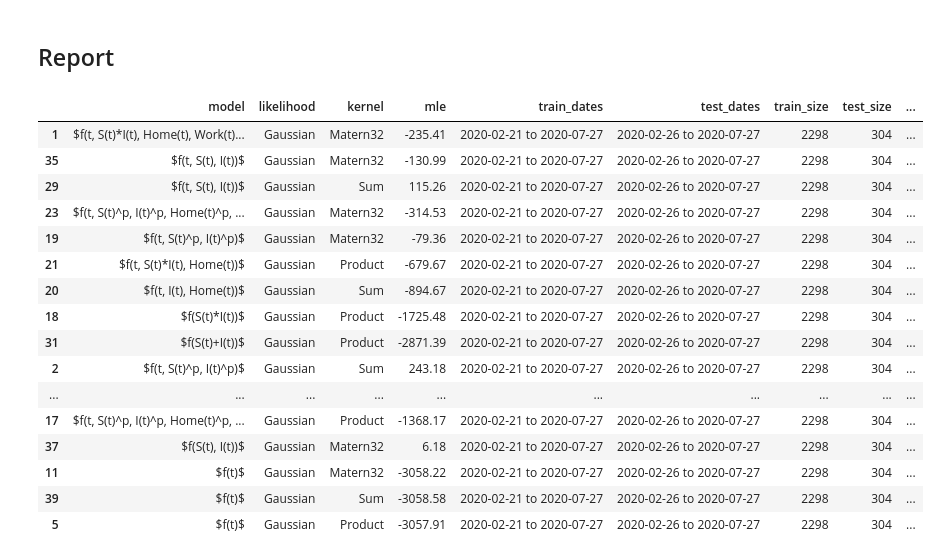
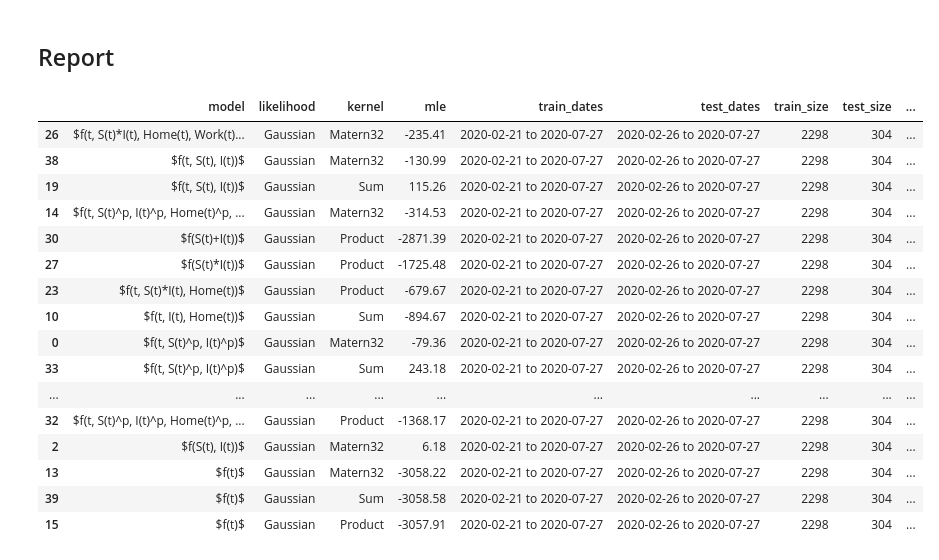
Before and after one commit to epidemic-research-team/epidemic-gaussian-process, a Jupyter notebook: COVID GP Model US States.ipynb, the cells around one changed output. Cells and saved outputs as stored; diff of their text form; code cells hidden in the pictures.

```diff
--- a/COVID GP Model US States.ipynb
+++ b/COVID GP Model US States.ipynb
@@ -1783,20 +1781,23 @@ report = pd.DataFrame([e.to_dict() for e in results])
 # %%
-report.loc[report["out_sample"].abs().sort_values(ascending=True).index]
+rep = Report(results, name='test')
+final_results = rep.loc[rep["out_sample"].abs().sort_values(ascending=True).index]
+final_results.to_csv("./Final Tables/COVID_GP_Model_USA_states.csv")
+final_results
 # %% [output]
 |  | model | likelihood | kernel | mle | train_dates | test_dates | train_size | test_size | ... |
-| 1 | $f(t, S(t)*I(t), Home(t), Work(t)... | Gaussian | Matern32 | -235.41 | 2020-02-21 to 2020-07-27 | 2020-02-26 to 2020-07-27 | 2298 | 304 | ... |
-| 35 | $f(t, S(t), I(t))$ | Gaussian | Matern32 | -130.99 | 2020-02-21 to 2020-07-27 | 2020-02-26 to 2020-07-27 | 2298 | 304 | ... |
-| 29 | $f(t, S(t), I(t))$ | Gaussian | Sum | 115.26 | 2020-02-21 to 2020-07-27 | 2020-02-26 to 2020-07-27 | 2298 | 304 | ... |
-| 23 | $f(t, S(t)^p, I(t)^p, Home(t)^p, ... | Gaussian | Matern32 | -314.53 | 2020-02-21 to 2020-07-27 | 2020-02-26 to 2020-07-27 | 2298 | 304 | ... |
-| 19 | $f(t, S(t)^p, I(t)^p)$ | Gaussian | Matern32 | -79.36 | 2020-02-21 to 2020-07-27 | 2020-02-26 to 2020-07-27 | 2298 | 304 | ... |
-| 21 | $f(t, S(t)*I(t), Home(t))$ | Gaussian | Product | -679.67 | 2020-02-21 to 2020-07-27 | 2020-02-26 to 2020-07-27 | 2298 | 304 | ... |
-| 20 | $f(t, I(t), Home(t))$ | Gaussian | Sum | -894.67 | 2020-02-21 to 2020-07-27 | 2020-02-26 to 2020-07-27 | 2298 | 304 | ... |
-| 18 | $f(S(t)*I(t))$ | Gaussian | Product | -1725.48 | 2020-02-21 to 2020-07-27 | 2020-02-26 to 2020-07-27 | 2298 | 304 | ... |
-| 31 | $f(S(t)+I(t))$ | Gaussian | Product | -2871.39 | 2020-02-21 to 2020-07-27 | 2020-02-26 to 2020-07-27 | 2298 | 304 | ... |
-| 2 | $f(t, S(t)^p, I(t)^p)$ | Gaussian | Sum | 243.18 | 2020-02-21 to 2020-07-27 | 2020-02-26 to 2020-07-27 | 2298 | 304 | ... |
+| 26 | $f(t, S(t)*I(t), Home(t), Work(t)... | Gaussian | Matern32 | -235.41 | 2020-02-21 to 2020-07-27 | 2020-02-26 to 2020-07-27 | 2298 | 304 | ... |
+| 38 | $f(t, S(t), I(t))$ | Gaussian | Matern32 | -130.99 | 2020-02-21 to 2020-07-27 | 2020-02-26 to 2020-07-27 | 2298 | 304 | ... |
+| 19 | $f(t, S(t), I(t))$ | Gaussian | Sum | 115.26 | 2020-02-21 to 2020-07-27 | 2020-02-26 to 2020-07-27 | 2298 | 304 | ... |
+| 14 | $f(t, S(t)^p, I(t)^p, Home(t)^p, ... | Gaussian | Matern32 | -314.53 | 2020-02-21 to 2020-07-27 | 2020-02-26 to 2020-07-27 | 2298 | 304 | ... |
+| 30 | $f(S(t)+I(t))$ | Gaussian | Product | -2871.39 | 2020-02-21 to 2020-07-27 | 2020-02-26 to 2020-07-27 | 2298 | 304 | ... |
+| 27 | $f(S(t)*I(t))$ | Gaussian | Product | -1725.48 | 2020-02-21 to 2020-07-27 | 2020-02-26 to 2020-07-27 | 2298 | 304 | ... |
+| 23 | $f(t, S(t)*I(t), Home(t))$ | Gaussian | Product | -679.67 | 2020-02-21 to 2020-07-27 | 2020-02-26 to 2020-07-27 | 2298 | 304 | ... |
+| 10 | $f(t, I(t), Home(t))$ | Gaussian | Sum | -894.67 | 2020-02-21 to 2020-07-27 | 2020-02-26 to 2020-07-27 | 2298 | 304 | ... |
+| 0 | $f(t, S(t)^p, I(t)^p)$ | Gaussian | Matern32 | -79.36 | 2020-02-21 to 2020-07-27 | 2020-02-26 to 2020-07-27 | 2298 | 304 | ... |
+| 33 | $f(t, S(t)^p, I(t)^p)$ | Gaussian | Sum | 243.18 | 2020-02-21 to 2020-07-27 | 2020-02-26 to 2020-07-27 | 2298 | 304 | ... |
 | ... | ... | ... | ... | ... | ... | ... | ... | ... | ... |
-| 17 | $f(t, S(t)^p, I(t)^p, Home(t)^p, ... | Gaussian | Product | -1368.17 | 2020-02-21 to 2020-07-27 | 2020-02-26 to 2020-07-27 | 2298 | 304 | ... |
-| 37 | $f(S(t), I(t))$ | Gaussian | Matern32 | 6.18 | 2020-02-21 to 2020-07-27 | 2020-02-26 to 2020-07-27 | 2298 | 304 | ... |
-| 11 | $f(t)$ | Gaussian | Matern32 | -3058.22 | 2020-02-21 to 2020-07-27 | 2020-02-26 to 2020-07-27 | 2298 | 304 | ... |
+| 32 | $f(t, S(t)^p, I(t)^p, Home(t)^p, ... | Gaussian | Product | -1368.17 | 2020-02-21 to 2020-07-27 | 2020-02-26 to 2020-07-27 | 2298 | 304 | ... |
+| 2 | $f(S(t), I(t))$ | Gaussian | Matern32 | 6.18 | 2020-02-21 to 2020-07-27 | 2020-02-26 to 2020-07-27 | 2298 | 304 | ... |
+| 13 | $f(t)$ | Gaussian | Matern32 | -3058.22 | 2020-02-21 to 2020-07-27 | 2020-02-26 to 2020-07-27 | 2298 | 304 | ... |
 | 39 | $f(t)$ | Gaussian | Sum | -3058.58 | 2020-02-21 to 2020-07-27 | 2020-02-26 to 2020-07-27 | 2298 | 304 | ... |
-| 5 | $f(t)$ | Gaussian | Product | -3057.91 | 2020-02-21 to 2020-07-27 | 2020-02-26 to 2020-07-27 | 2298 | 304 | ... |
+| 15 | $f(t)$ | Gaussian | Product | -3057.91 | 2020-02-21 to 2020-07-27 | 2020-02-26 to 2020-07-27 | 2298 | 304 | ... |
```
Also changed, not shown: parts of 2 cells of this notebook, 10 other files.
